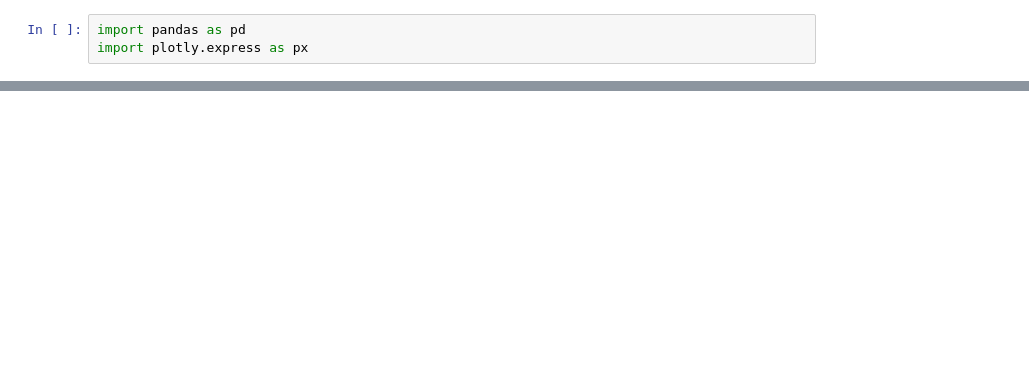
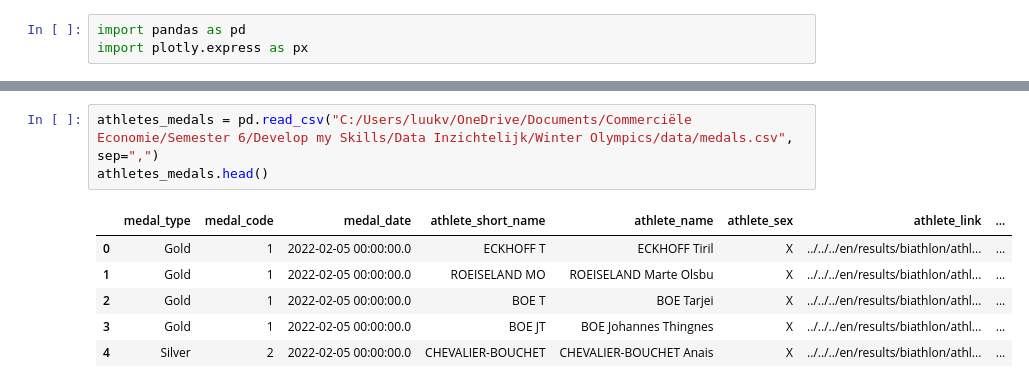
Before and after one commit to lvdheijden/winter-olympics-2022, a Jupyter notebook: winter_olympics_2022.ipynb, the cells around one changed output, grey strips where cells are left out. Saved outputs shown, nothing was run; the diff lists cells and outputs as text; blank space fills up the shorter version.

```diff
--- a/winter_olympics_2022.ipynb
+++ b/winter_olympics_2022.ipynb
@@ -13,0 +50,10 @@ medals_total.head()
+# %%
+athletes_medals = pd.read_csv("C:/Users/luukv/OneDrive/Documents/Commerciële Economie/Semester 6/Develop my Skills/Data Inzichtelijk/Winter Olympics/data/medals.csv", sep=",")
+athletes_medals.head()
+# %% [output]
+|  | medal_type | medal_code | medal_date | athlete_short_name | athlete_name | athlete_sex | athlete_link | ... |
+| 0 | Gold | 1 | 2022-02-05 00:00:00.0 | ECKHOFF T | ECKHOFF Tiril | X | ../../../en/results/biathlon/athl... | ... |
+| 1 | Gold | 1 | 2022-02-05 00:00:00.0 | ROEISELAND MO | ROEISELAND Marte Olsbu | X | ../../../en/results/biathlon/athl... | ... |
+| 2 | Gold | 1 | 2022-02-05 00:00:00.0 | BOE T | BOE Tarjei | X | ../../../en/results/biathlon/athl... | ... |
+| 3 | Gold | 1 | 2022-02-05 00:00:00.0 | BOE JT | BOE Johannes Thingnes | X | ../../../en/results/biathlon/athl... | ... |
+| 4 | Silver | 2 | 2022-02-05 00:00:00.0 | CHEVALIER-BOUCHET | CHEVALIER-BOUCHET Anais | X | ../../../en/results/biathlon/athl... | ... |
```
Also changed, not shown: parts of 17 cells of this notebook.
